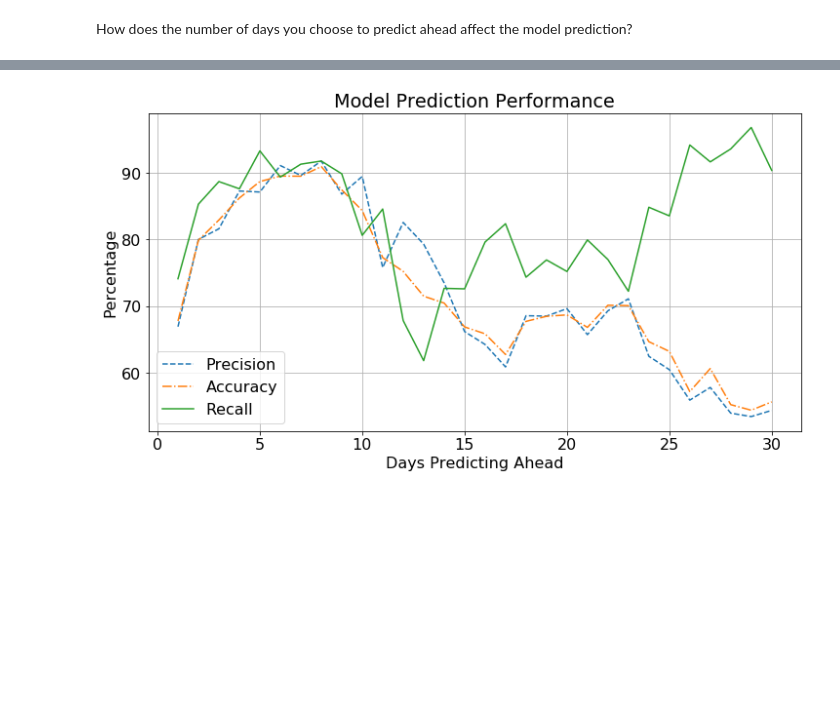
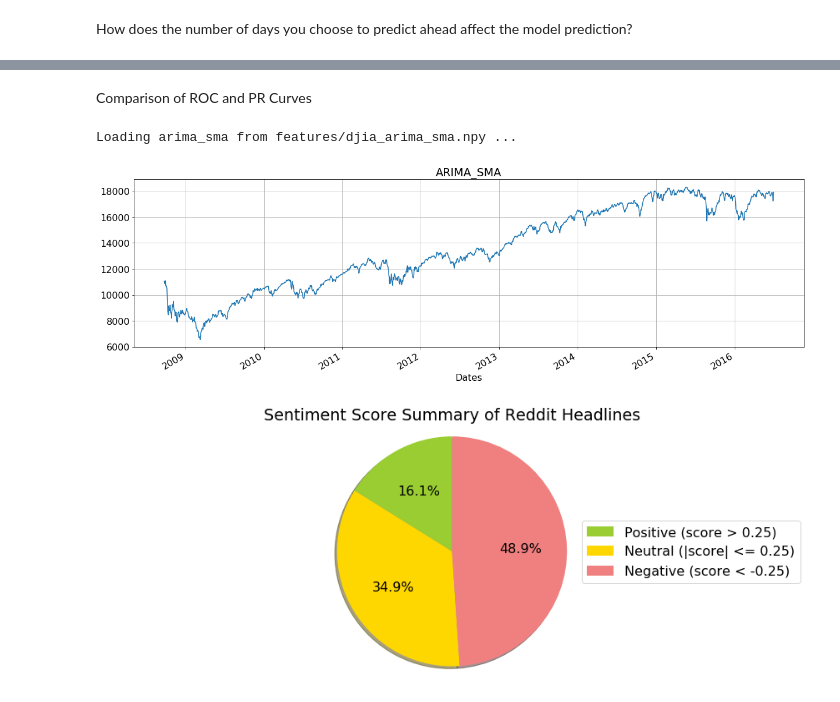
Before and after one commit to machar94/stockprediction, a Jupyter notebook: djia_analysis.ipynb, the cells around one changed output, grey strips where cells are left out. Cells and saved outputs as stored; diff of their text form; code cells hidden in the pictures; blank space fills up the shorter version.

Commit message:
Added headline visualization

```diff
--- a/djia_analysis.ipynb
+++ b/djia_analysis.ipynb
@@ -105,8 +105,9 @@ df_news.head(3)
 # %%
 batch_size = 14
 seq_length = 10
+predict_ahead = 7
 
-USE_HEADLINES = False
+USE_HEADLINES = True
 
 technical_indicators = [
     sma,  # Simple Moving Average
@@ -117,9 +118,9 @@ technical_indicators = [
     stoch,  # Stochastic %K and %D
     willr,  # Larry Williams %R
     adosc,  # Accumulation / Distribution Oscillator
-#     arima_sma,  # ARIMA on a SMA
-#     arima_wma,  # ARIMA on a WMA
-#     arima_ema,  # ARIMA on an EMA
+    arima_sma,  # ARIMA on a SMA
+    arima_wma,  # ARIMA on a WMA
+    arima_ema,  # ARIMA on an EMA
 ]
 
 prices = df_prices.filter(['High', 'Low', 'Volume', 'Adj Close'], axis=1)
@@ -146,7 +147,7 @@ if USE_HEADLINES:
 else:
     headlines = df_news
 
-features, labels = cleanData(prices, signals, predict=7,
+features, labels = cleanData(prices, signals, predict=predict_ahead,
                                 headlines=headlines, name='djia',
                                 verbose=False)
 
@@ -408,5 +381,5 @@ plt.legend()
 plt.grid()
 plt.savefig('imgs/model_performance_vs_days_ahead.png')
 plt.show()
-# %% [output]
-[figure, removed]
+# %% [markdown]
+Comparison of ROC and PR Curves
@@ -412,0 +389,34 @@ plt.show()
+# %%
+arima_sma(prices, signals['arima_sma'], plot=True)
+# %% [output]
+Loading arima_sma from features/djia_arima_sma.npy ...
+[figure, added]
+# %%
+import matplotlib
+
+labels = ['Positive (score > 0.25)',
+          'Neutral (|score| <= 0.25)',
+          'Negative (score < -0.25)']
+colors = ['yellowgreen', 'gold', 'lightcoral']
+
+sentiment_class = np.empty_like(features[:,-5:])
+sentiment_class[features[:,-5:] > 0.25] = 1
+sentiment_class[np.logical_and(
+    features[:,-5:] <= 0.25, features[:,-5:] >= -0.25)] = 0
+sentiment_class[features[:,-5:] <= -0.25] = -1
+
+sizes = []
+sizes.append(np.count_nonzero(sentiment_class == 1) / sentiment_class.size)
+sizes.append(np.count_nonzero(sentiment_class == 0) / sentiment_class.size)
+sizes.append(np.count_nonzero(sentiment_class == -1) / sentiment_class.size)
+plt.figure(figsize=(14,5))
+patches, plt.pie(sizes, colors=colors, shadow=True, startangle=90, autopct='%1.1f%%')
+plt.legend(patches, labels, loc='center right', borderaxespad=0.2)
+plt.title('Sentiment Score Summary of Reddit Headlines')
+plt.axis('equal')
+plt.tight_layout()
+plt.subplots_adjust(right=0.85)
+plt.savefig('imgs/sentiment_of_headlines.png', dpi=300)
+plt.show()
+# %% [output]
+[figure, added]
```
Also changed, not shown: parts of 6 cells of this notebook, 2 other files.
